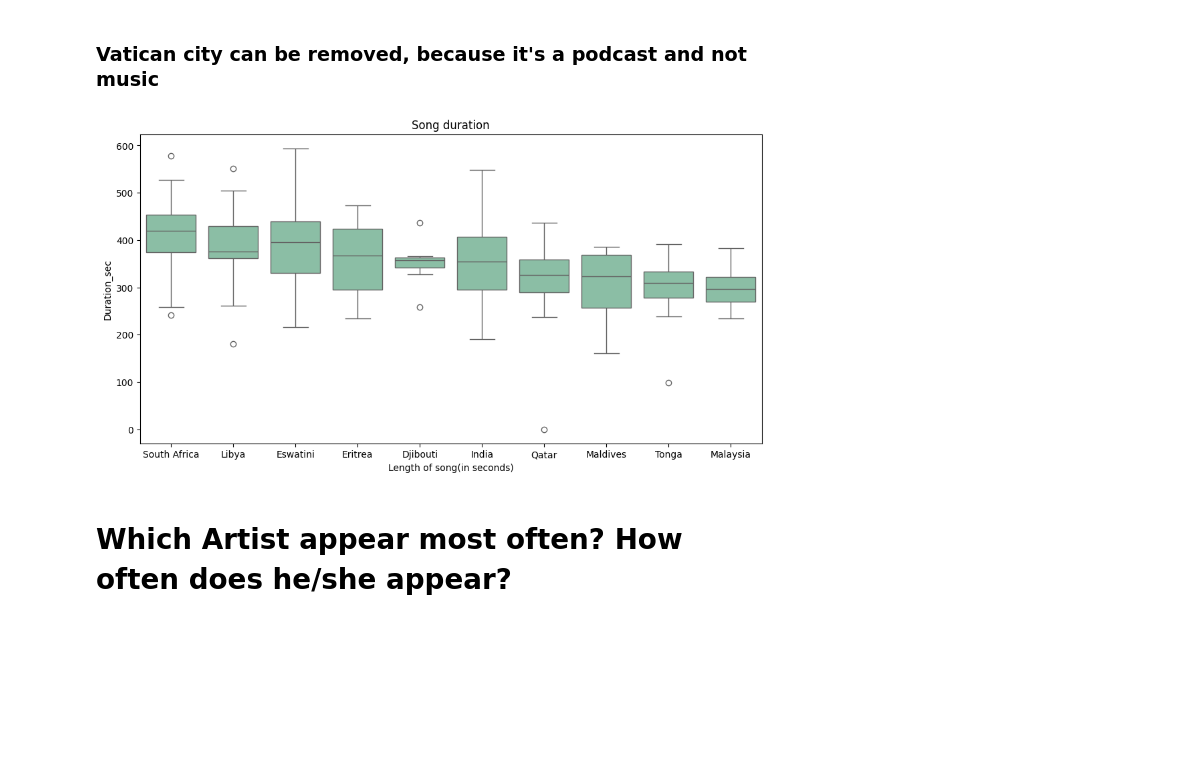
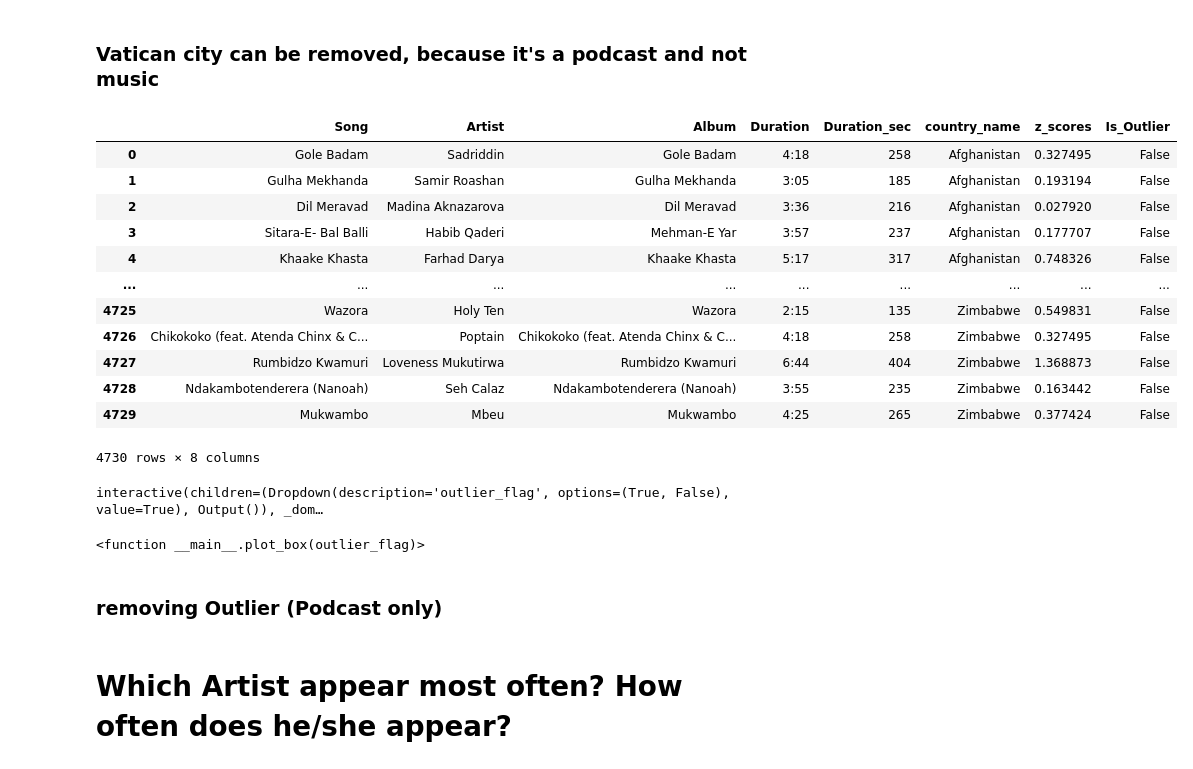
Before and after one commit to SchneFre/project-API-and-Web-Data-Scraping, a Jupyter notebook: eda.ipynb, the cells around one changed output. Drawn from its saved outputs; the diff is of its cells as text; code cells hidden in the pictures; blank space fills up the shorter version.

Commit message:
added outlier flag to song duration boxplot

```diff
--- a/eda.ipynb
+++ b/eda.ipynb
@@ -149,8 +149,23 @@ vatican_city
 | 4604 | Die Traditionalisten (#029) | NaN | Vatikangeflüster - Der Andreas En... | 58:06 | 3486 | Vatican City | 23.351940 |
 # %% [markdown]
 ### Vatican city can be removed, because it's a podcast and not music
-# %%
-df = df[df["country_name"]!="Vatican City"]
+# %%
+df["Is_Outlier"] = (df["country_name"] == "Vatican City").astype(bool)
+df
+# %% [output]
+|  | Song | Artist | Album | Duration | Duration_sec | country_name | z_scores | Is_Outlier |
+| 0 | Gole Badam | Sadriddin | Gole Badam | 4:18 | 258 | Afghanistan | 0.327495 | False |
+| 1 | Gulha Mekhanda | Samir Roashan | Gulha Mekhanda | 3:05 | 185 | Afghanistan | 0.193194 | False |
+| 2 | Dil Meravad | Madina Aknazarova | Dil Meravad | 3:36 | 216 | Afghanistan | 0.027920 | False |
+| 3 | Sitara-E- Bal Balli | Habib Qaderi | Mehman-E Yar | 3:57 | 237 | Afghanistan | 0.177707 | False |
+| 4 | Khaake Khasta | Farhad Darya | Khaake Khasta | 5:17 | 317 | Afghanistan | 0.748326 | False |
+| ... | ... | ... | ... | ... | ... | ... | ... | ... |
+| 4725 | Wazora | Holy Ten | Wazora | 2:15 | 135 | Zimbabwe | 0.549831 | False |
+| 4726 | Chikokoko (feat. Atenda Chinx & C... | Poptain | Chikokoko (feat. Atenda Chinx & C... | 4:18 | 258 | Zimbabwe | 0.327495 | False |
+| 4727 | Rumbidzo Kwamuri | Loveness Mukutirwa | Rumbidzo Kwamuri | 6:44 | 404 | Zimbabwe | 1.368873 | False |
+| 4728 | Ndakambotenderera (Nanoah) | Seh Calaz | Ndakambotenderera (Nanoah) | 3:55 | 235 | Zimbabwe | 0.163442 | False |
+| 4729 | Mukwambo | Mbeu | Mukwambo | 4:25 | 265 | Zimbabwe | 0.377424 | False |
+4730 rows × 8 columns
 # %%
 # Compute average song length per country
 country_avg_duration = df.groupby('country_name')['Duration_sec'].mean()
@@ -158,11 +173,26 @@ country_avg_duration = df.groupby('country_name')['Duration_sec'].mean()
 # Filter the DataFrame to include only these countries
 top10_avg_countries = country_avg_duration.sort_values(ascending=False).head(10)
 df_top10_avg = df[df['country_name'].isin(top10_avg_countries.index)]
-plt.figure(figsize=(12, 6))  # set width and height
-sns.boxplot(y=df_top10_avg["Duration_sec"], x=df_top10_avg["country_name"], order=top10_avg_countries.index, color="#82C7A5")
-plt.xlabel("Length of song(in seconds)")
 
-plt.title("Song duration")
-plt.show()
+
+# Function to plot based on dropdown selection
+def plot_box(outlier_flag):
+    filtered = df_top10_avg[df_top10_avg["Is_Outlier"] == outlier_flag]
+    plt.figure(figsize=(12, 6))
+    sns.boxplot(
+        y=filtered["Duration_sec"],
+        x=filtered["country_name"],
+        order=top10_avg_countries.index,
+        color="#82C7A5"
+    )
+    plt.xlabel("Length of song (in seconds)")
+    plt.title(f"Song Duration (Is_Outlier = {outlier_flag})")
+    plt.show()
+
+# Create dropdown: True / False
+interact(plot_box, outlier_flag=[True, False])
 # %% [output]
-[figure, removed]
+interactive(children=(Dropdown(description='outlier_flag', options=(True, False), value=True), Output()), _dom…
+<function __main__.plot_box(outlier_flag)>
+# %% [markdown]
+### removing Outlier (Podcast only)
```
Also changed, not shown: parts of 3 cells of this notebook.
